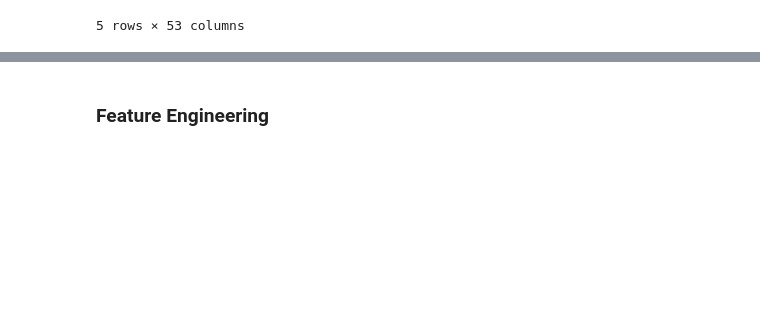
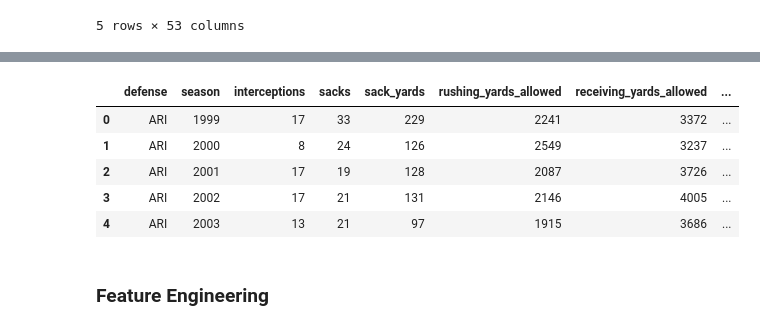
Before and after one commit to DBAfox/Team-USA-Football, a Jupyter notebook: NFL Dream Team.ipynb, the cells around one changed output, grey strips where cells are left out. Cells and saved outputs as stored; diff of their text form; code cells hidden in the pictures; blank space fills up the shorter version.

Commit message:
created defense metrics

```diff
--- a/NFL Dream Team.ipynb
+++ b/NFL Dream Team.ipynb
@@ -62,0 +99,81 @@ Name: season, dtype: int64
+# %%
+# Group stats_df by opponent_team and season, then sum the interceptions
+interception_data = stats_df.groupby(['opponent_team', 'season'])['interceptions'].sum().reset_index()
+interception_data.rename(columns={'opponent_team': 'defense', 'interceptions': 'interceptions'}, inplace=True)
+
+# Group stats_df by opponent_team and season, then sum the sacks
+sack_data = stats_df.groupby(['opponent_team', 'season'])['sacks'].sum().reset_index()
+sack_data.rename(columns={'opponent_team': 'defense', 'sacks': 'sacks'}, inplace=True)
+
+# Group stats_df by opponent_team and season, then sum the sack_yards
+sack_yards_data = stats_df.groupby(['opponent_team', 'season'])['sack_yards'].sum().reset_index()
+sack_yards_data.rename(columns={'opponent_team': 'defense', 'sack_yards': 'sack_yards'}, inplace=True)
+
+# Group stats_df by opponent_team and season, then sum the receiving yards
+receiving_yards_data = stats_df.groupby(['opponent_team', 'season'])['receiving_yards'].sum().reset_index()
+receiving_yards_data.rename(columns={'opponent_team': 'defense', 'receiving_yards': 'receiving_yards_allowed'}, inplace=True)
+
+# Group stats_df by opponent_team and season, then sum the rushing yards
+rushing_yards_data = stats_df.groupby(['opponent_team', 'season'])['rushing_yards'].sum().reset_index()
+rushing_yards_data.rename(columns={'opponent_team': 'defense', 'rushing_yards': 'rushing_yards_allowed'}, inplace=True)
+
+# Group stats_df by opponent_team and season, then sum the rushing tds
+rushing_tds_data = stats_df.groupby(['opponent_team', 'season'])['rushing_tds'].sum().reset_index()
+rushing_tds_data.rename(columns={'opponent_team': 'defense', 'rushing_tds': 'rushing_tds_allowed'}, inplace=True)
+
+# Group stats_df by opponent_team and season, then sum the receiving tds
+receiving_tds_data = stats_df.groupby(['opponent_team', 'season'])['receiving_tds'].sum().reset_index()
+receiving_tds_data.rename(columns={'opponent_team': 'defense', 'receiving_tds': 'receiving_tds_allowed'}, inplace=True)
+
+# Group stats_df by recent_team and season, then sum the special teams tds
+special_teams_tds_data = stats_df.groupby(['recent_team', 'season'])['special_teams_tds'].sum().reset_index()
+special_teams_tds_data.rename(columns={'recent_team': 'defense', 'special_teams_tds': 'defense_special_teams_tds'}, inplace=True)
+
+# Group stats_df by opponent_team and season, then sum the sack fumbles
+sack_fumbles_data = stats_df.groupby(['opponent_team', 'season'])['sack_fumbles'].sum().reset_index()
+sack_fumbles_data.rename(columns={'opponent_team': 'defense', 'sack_fumbles': 'sack_fumbles_forced'}, inplace=True)
+
+# Group stats_df by opponent_team and season, then sum the rushing fumbles
+rushing_fumbles_data = stats_df.groupby(['opponent_team', 'season'])['rushing_fumbles'].sum().reset_index()
+rushing_fumbles_data.rename(columns={'opponent_team': 'defense', 'rushing_fumbles': 'rushing_fumbles_forced'}, inplace=True)
+
+# Group stats_df by opponent_team and season, then sum the receiving fumbles
+receiving_fumbles_data = stats_df.groupby(['opponent_team', 'season'])['receiving_fumbles'].sum().reset_index()
+receiving_fumbles_data.rename(columns={'opponent_team': 'defense', 'receiving_fumbles': 'receiving_fumbles_forced'}, inplace=True)
+
+# Group stats_df by opponent_team and season, then sum the sack fumbles recovered
+sack_fumbles_lost_data = stats_df.groupby(['opponent_team', 'season'])['sack_fumbles_lost'].sum().reset_index()
+sack_fumbles_lost_data.rename(columns={'opponent_team': 'defense', 'sack_fumbles_lost': 'sack_fumbles_recovered'}, inplace=True)
+
+# Group stats_df by opponent_team and season, then sum the rushing fumbles recovered
+rushing_fumbles_lost_data = stats_df.groupby(['opponent_team', 'season'])['rushing_fumbles_lost'].sum().reset_index()
+rushing_fumbles_lost_data.rename(columns={'opponent_team': 'defense', 'rushing_fumbles_lost': 'rushing_fumbles_recovered'}, inplace=True)
+
+# Group stats_df by opponent_team and season, then sum the receiving fumbles recovered
+receiving_fumbles_lost_data = stats_df.groupby(['opponent_team', 'season'])['receiving_fumbles_lost'].sum().reset_index()
+receiving_fumbles_lost_data.rename(columns={'opponent_team': 'defense', 'receiving_fumbles_lost': 'receiving_fumbles_recovered'}, inplace=True)
+
+# Merge the new data into a single defense_df
+defense_df = pd.merge(interception_data, sack_data, on=['defense', 'season'], how='outer')
+defense_df = pd.merge(defense_df, sack_yards_data, on=['defense', 'season'], how='outer')
+defense_df = pd.merge(defense_df, rushing_yards_data, on=['defense', 'season'], how='outer')
+defense_df = pd.merge(defense_df, receiving_yards_data, on=['defense', 'season'], how='outer')
+defense_df = pd.merge(defense_df, rushing_tds_data, on=['defense', 'season'], how='outer')
+defense_df = pd.merge(defense_df, receiving_tds_data, on=['defense', 'season'], how='outer')
+defense_df = pd.merge(defense_df, special_teams_tds_data, on=['defense', 'season'], how='outer')
+defense_df = pd.merge(defense_df, sack_fumbles_data, on=['defense', 'season'], how='outer')
+defense_df = pd.merge(defense_df, rushing_fumbles_data, on=['defense', 'season'], how='outer')
+defense_df = pd.merge(defense_df, receiving_fumbles_data, on=['defense', 'season'], how='outer')
+defense_df = pd.merge(defense_df, sack_fumbles_lost_data, on=['defense', 'season'], how='outer')
+defense_df = pd.merge(defense_df, rushing_fumbles_lost_data, on=['defense', 'season'], how='outer')
+defense_df = pd.merge(defense_df, receiving_fumbles_lost_data, on=['defense', 'season'], how='outer')
+
+# Check the updated DataFrame
+defense_df.head()
+# %% [output]
+|  | defense | season | interceptions | sacks | sack_yards | rushing_yards_allowed | receiving_yards_allowed | ... |
+| 0 | ARI | 1999 | 17 | 33 | 229 | 2241 | 3372 | ... |
+| 1 | ARI | 2000 | 8 | 24 | 126 | 2549 | 3237 | ... |
+| 2 | ARI | 2001 | 17 | 19 | 128 | 2087 | 3726 | ... |
+| 3 | ARI | 2002 | 17 | 21 | 131 | 2146 | 4005 | ... |
+| 4 | ARI | 2003 | 13 | 21 | 97 | 1915 | 3686 | ... |
```
Also changed, not shown: parts of 13 cells of this notebook.
